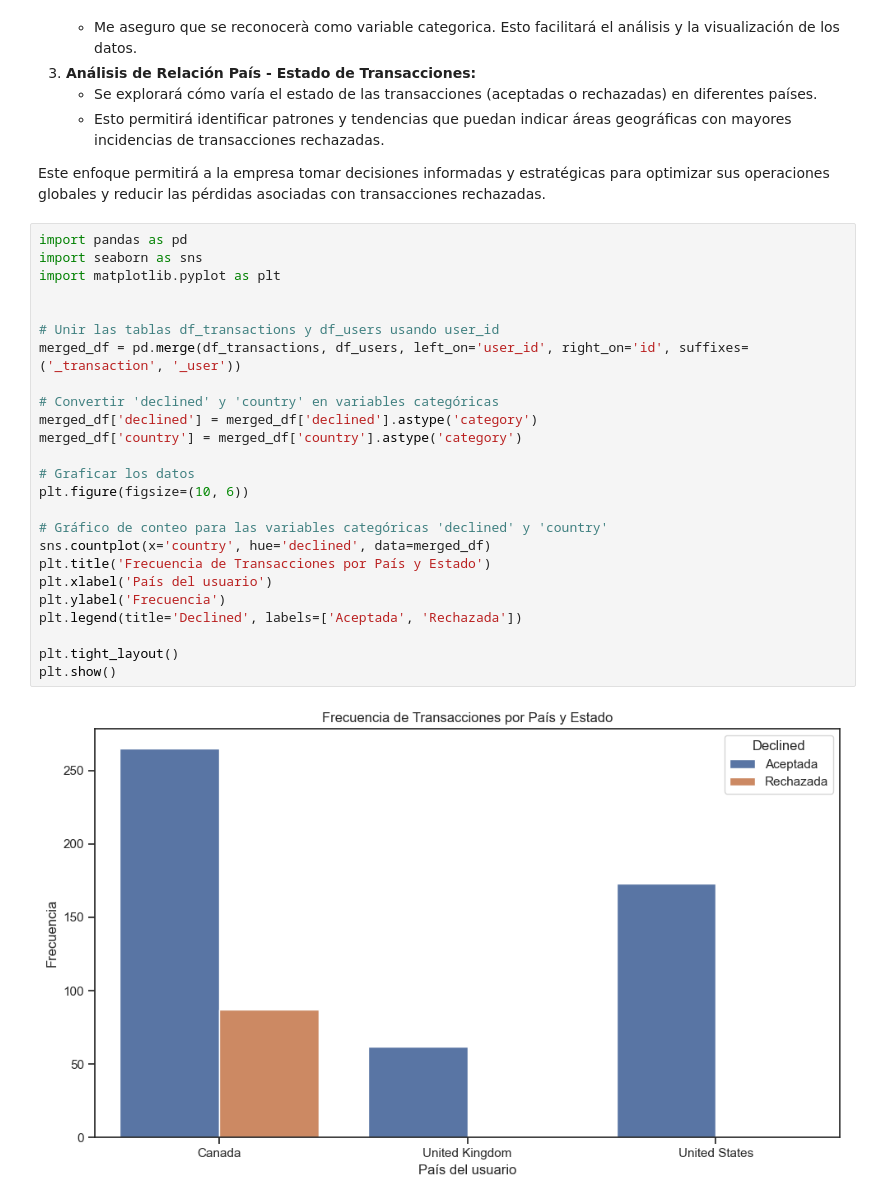
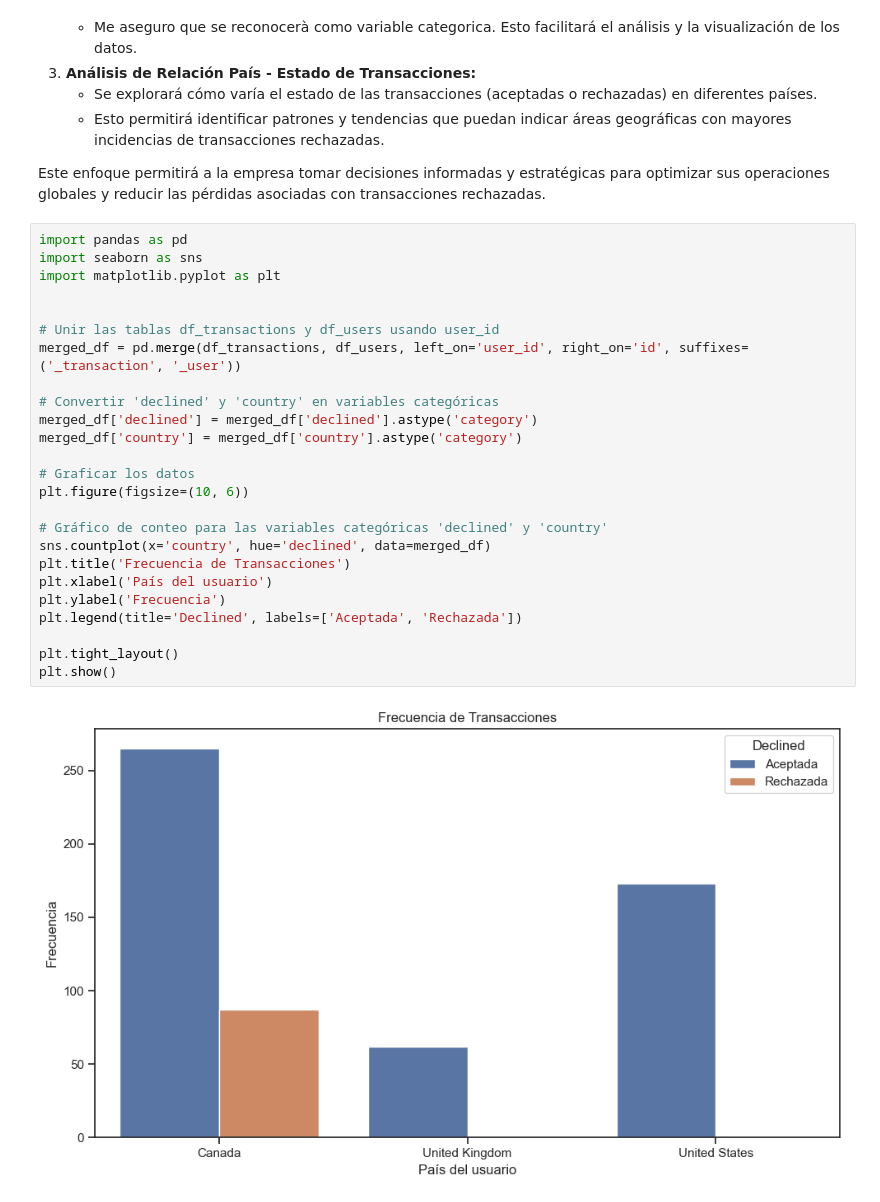
Before and after one commit to mcariqueo/Data_analytics_2024, a Jupyter notebook: Sprint_8_Python/sprint.ipynb, the cells around one changed output. Saved outputs shown, nothing was run; the diff lists cells and outputs as text.

```diff
--- a/Sprint_8_Python/sprint.ipynb
+++ b/Sprint_8_Python/sprint.ipynb
@@ -384,27 +373,27 @@ Este enfoque permitirá a la empresa tomar decisiones informadas y estratégicas
 # %%
 import pandas as pd
 import seaborn as sns
 import matplotlib.pyplot as plt
 
 
 # Unir las tablas df_transactions y df_users usando user_id
 merged_df = pd.merge(df_transactions, df_users, left_on='user_id', right_on='id', suffixes=('_transaction', '_user'))
 
 # Convertir 'declined' y 'country' en variables categóricas
 merged_df['declined'] = merged_df['declined'].astype('category')
 merged_df['country'] = merged_df['country'].astype('category')
 
 # Graficar los datos
 plt.figure(figsize=(10, 6))
 
 # Gráfico de conteo para las variables categóricas 'declined' y 'country'
 sns.countplot(x='country', hue='declined', data=merged_df)
-plt.title('Frecuencia de Transacciones por País y Estado')
+plt.title('Frecuencia de Transacciones')
 plt.xlabel('País del usuario')
 plt.ylabel('Frecuencia')
 plt.legend(title='Declined', labels=['Aceptada', 'Rechazada'])
 
 plt.tight_layout()
 plt.show()
 # %% [output]
-[figure, old version]
+[figure, new version]
```
Also changed, not shown: parts of 27 cells of this notebook.
